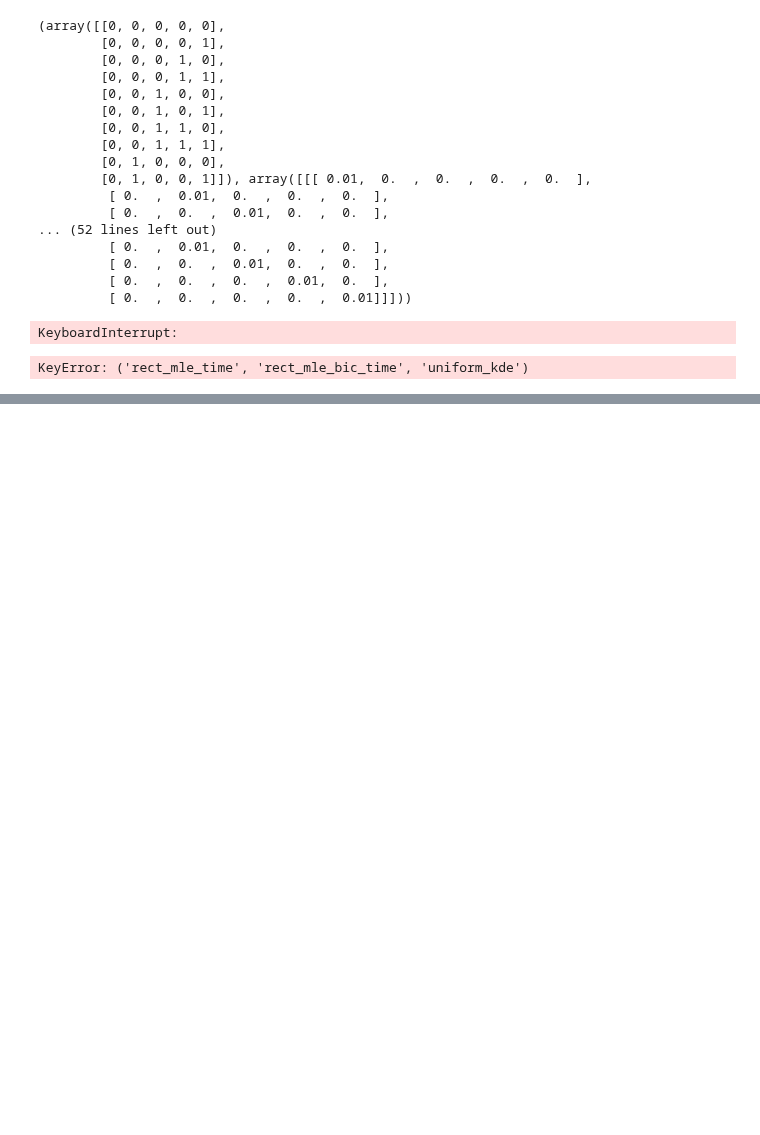
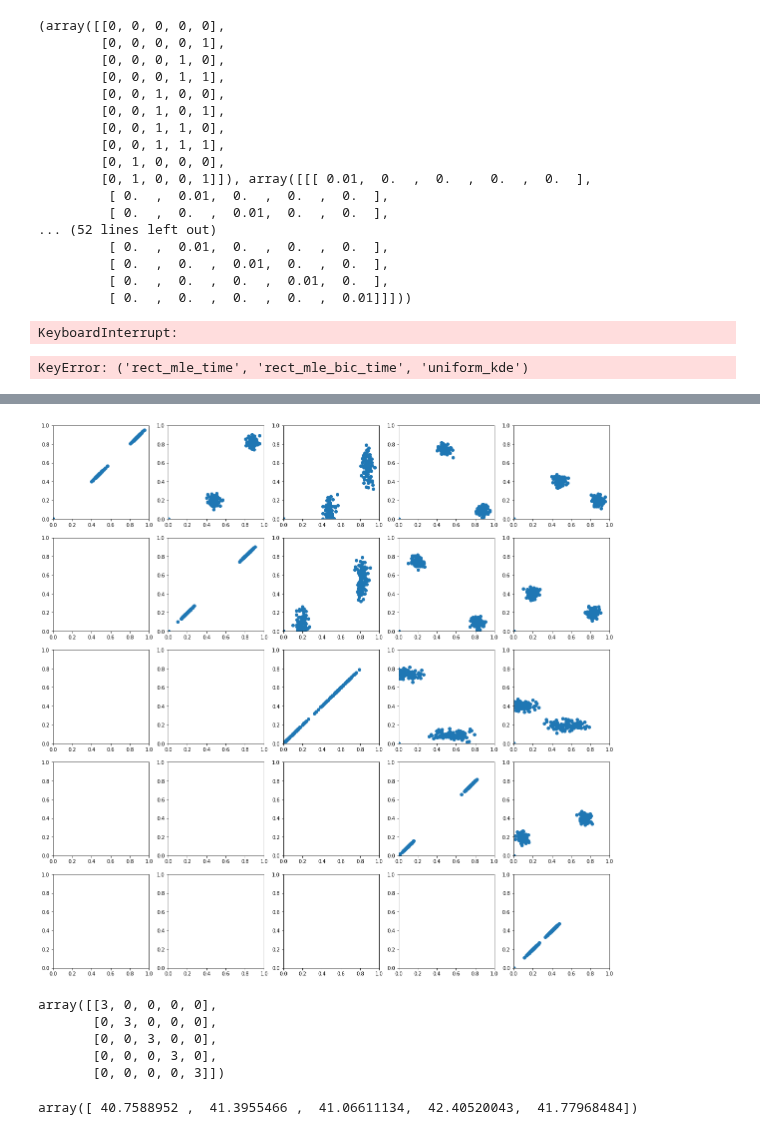
Before and after one commit to mehdisebbar/kl-aggregation, a Jupyter notebook: weight_vector_simulations_paper/weight_vector_estim_code/clustering.ipynb, the cells around one changed output, grey strips where cells are left out. Drawn from its saved outputs; the diff is of its cells as text; code cells hidden in the pictures; blank space fills up the shorter version.

```diff
--- a/weight_vector_simulations_paper/weight_vector_estim_code/clustering.ipynb
+++ b/weight_vector_simulations_paper/weight_vector_estim_code/clustering.ipynb
@@ -532,0 +582,43 @@ KeyError: ('rect_mle_time', 'rect_mle_bic_time', 'uniform_kde')
+# %%
+#Essai en dim p
+
+# On genere les params et on selectionne si ca nous convient
+p = 5
+K = 2
+N = 100
+params = []
+for _ in range(K):
+    A = np.random.random([p, p])
+    d = np.ones(p)
+    d[np.random.randint(p)] = 10
+    C = 1e-3*(np.diag(d)) #A.dot(A.T)
+    v = np.random.random(p)
+    m = v
+    params.append((m, C))
+X = np.zeros([4*N,p])
+X[:N,:]=multivariate_normal(params[0][0], params[0][1]).rvs(N)
+i=1
+for m, c in params[1:]:
+    X[i*N:(i+1)*N,:] = multivariate_normal(m, c).rvs(N)
+    i+=1
+# %%
+fig, ax = plt.subplots(5,5, figsize=(20,20))
+for i in range(p):
+    for j in range(i, p):
+        ax[i][j].set_xlim([0,1])
+        ax[i][j].set_ylim([0,1])
+        ax[i][j].scatter(X[:,i], X[:,j])
+# %% [output]
+[figure, added]
+# %%
+np.diag(np.random.normal(np.random.randint(5),1).,5,p))
+# %% [output]
+array([[3, 0, 0, 0, 0],
+       [0, 3, 0, 0, 0],
+       [0, 0, 3, 0, 0],
+       [0, 0, 0, 3, 0],
+       [0, 0, 0, 0, 3]])
+# %%
+np.random.normal(np.random.randint(50),1,p)
+# %% [output]
+array([ 40.7588952 ,  41.3955466 ,  41.06611134,  42.40520043,  41.77968484])
```
Also changed, not shown: parts of 20 cells of this notebook, 1 other file.
